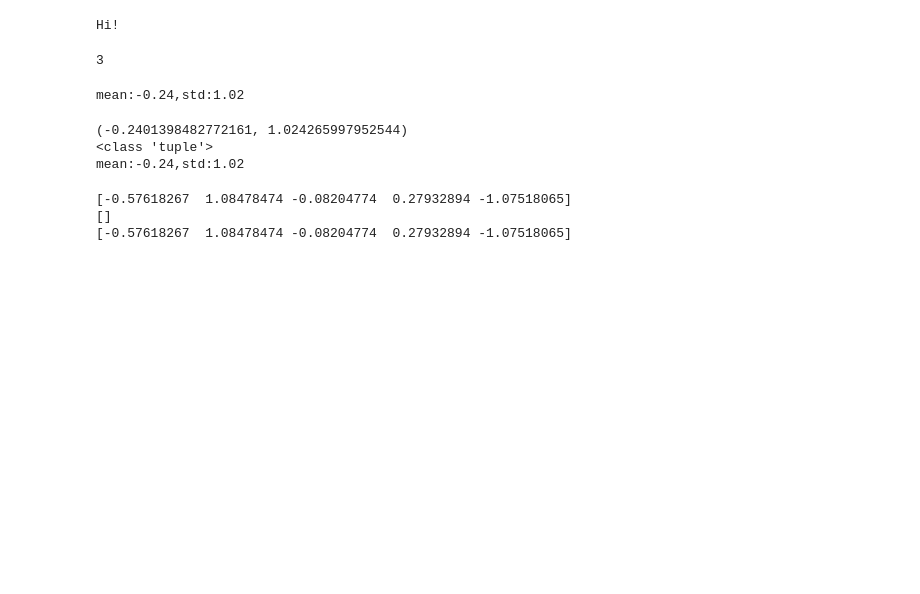
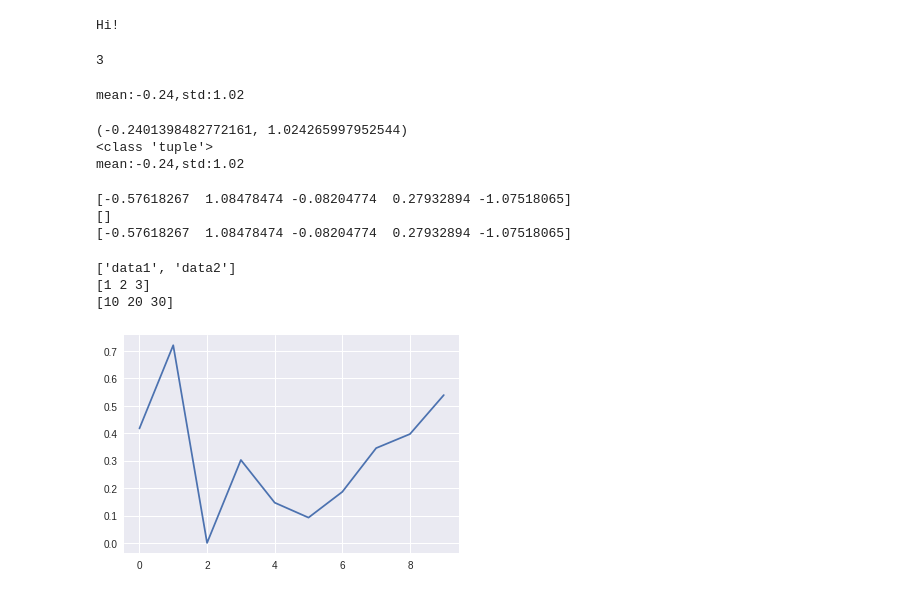
Before and after one commit to yuta1105/test2, a Jupyter notebook: 機械学習.ipynb, the cells around one changed output. Drawn from its saved outputs; the diff is of its cells as text; code cells hidden in the pictures; blank space fills up the shorter version.

```diff
--- a/機械学習.ipynb
+++ b/機械学習.ipynb
@@ -479,3 +479,35 @@ print(data)
 [-0.57618267  1.08478474 -0.08204774  0.27932894 -1.07518065]
 []
 [-0.57618267  1.08478474 -0.08204774  0.27932894 -1.07518065]
+# %%
+data1=np.array([1,2,3])
+data2=np.array([10,20,30])
+np.savez('datafile2.npz',data1=data1,data2=data2)#セーブ
+data1=[]#データの消去
+data2=[]
+outfile=np.load('datafile2.npz')#ロード
+print(outfile.files)#格納してるデータの表示
+data1=outfile['data1']#data1の取り出し
+data2=outfile['data2']#data2の取り出し
+print(data1)
+print(data2)
+# %% [output]
+['data1', 'data2']
+[1 2 3]
+[10 20 30]
+# %%
+#リスト1-(1)
+import numpy as np
+import matplotlib.pyplot as plt
+%matplotlib inline
+
+#dataを作成
+np.random.seed(1)#乱数を固定
+x=np.arange(10)
+y=np.random.rand(10)
+
+#グラフを表示
+plt.plot(x,y)#折れ線グラフの登録
+plt.show()#グラフを描写
+# %% [output]
+[figure, added]
```
